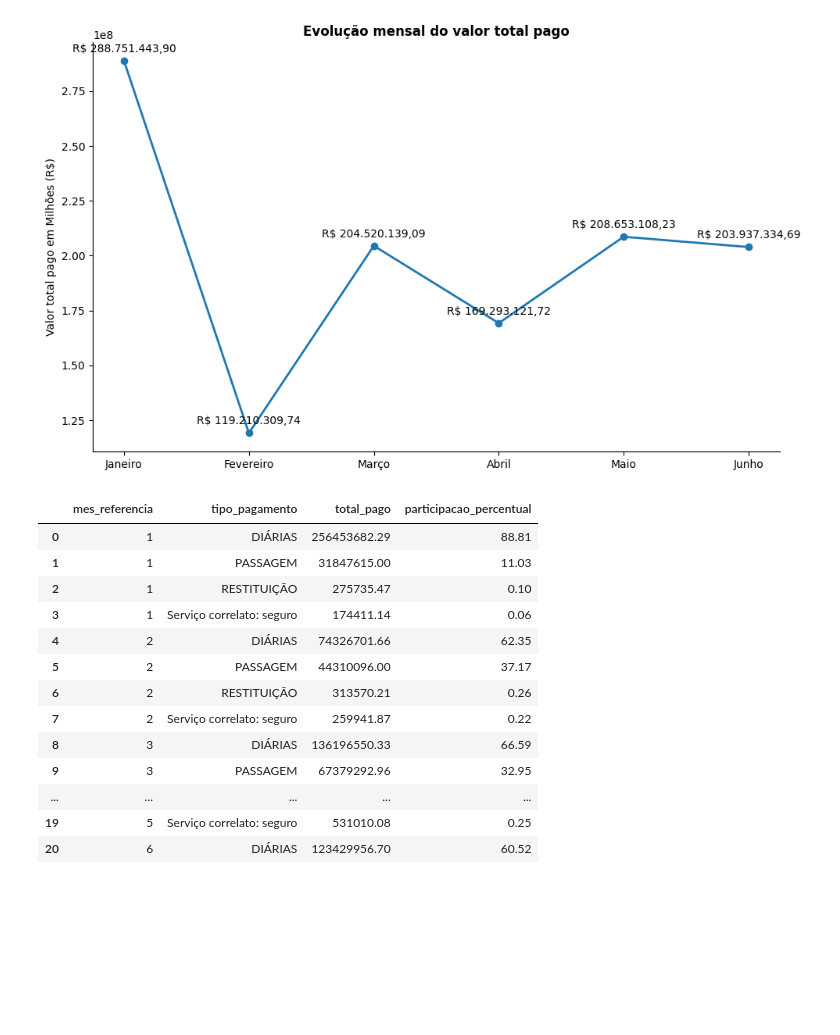
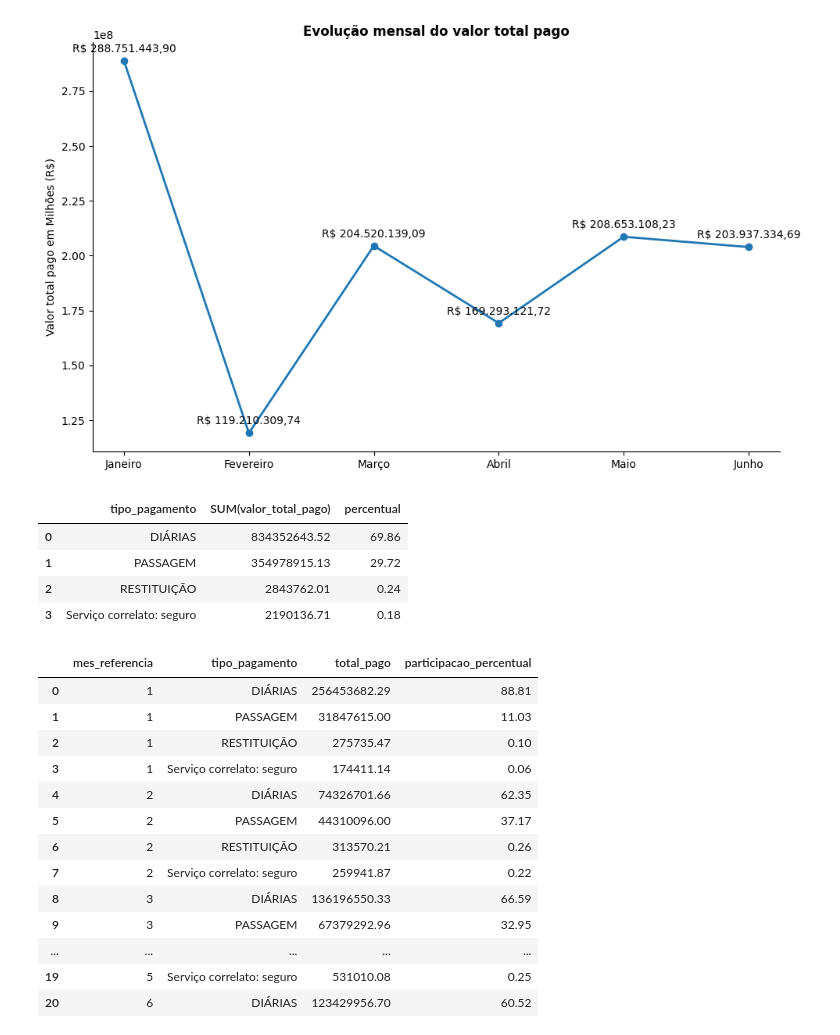
Before and after one commit to ruanguths/projeto-final-ruan-guths, a Jupyter notebook: scripts/3_analise.ipynb, the cells around one changed output. Drawn from its saved outputs; the diff is of its cells as text; code cells hidden in the pictures; blank space fills up the shorter version.

```diff
--- a/scripts/3_analise.ipynb
+++ b/scripts/3_analise.ipynb
@@ -322,6 +322,29 @@ plt.tight_layout()
 plt.show()
 # %% [output]
 [figure]
+# %%
+# calculando o porcentagem de participação dos tipos de pagamento em todo o período
+
+query8 = """
+SELECT tipo_pagamento, SUM(valor_total_pago),
+ROUND(SUM(valor_total_pago) /
+		SUM(SUM(valor_total_pago)) OVER () * 100, 2
+) AS percentual
+FROM vw_resumo_pagamentos_mensais
+GROUP BY tipo_pagamento
+"""
+
+percen_total_tipo_pagamento, colunas = banco.executar(conexao, query8)
+
+df_percen_total_tipo_pagamento = pd.DataFrame(percen_total_tipo_pagamento, columns=colunas)
+
+df_percen_total_tipo_pagamento
+# %% [output]
+|  | tipo_pagamento | SUM(valor_total_pago) | percentual |
+| 0 | DIÁRIAS | 834352643.52 | 69.86 |
+| 1 | PASSAGEM | 354978915.13 | 29.72 |
+| 2 | RESTITUIÇÃO | 2843762.01 | 0.24 |
+| 3 | Serviço correlato: seguro | 2190136.71 | 0.18 |
 # %%
 # análise dos tipos de pagamentos e suas participações no valor total durante os meses.
 
```
Also changed, not shown: parts of 1 cell of this notebook, 3 other files.
